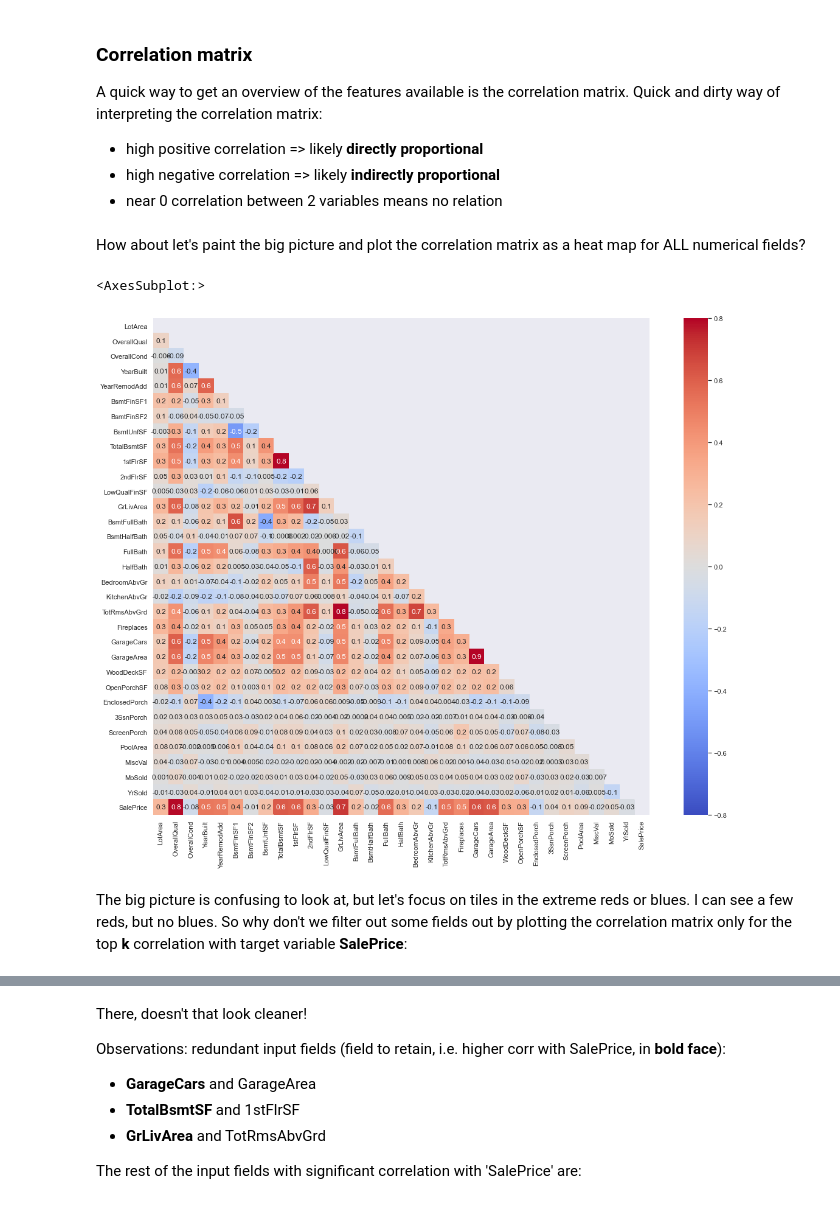
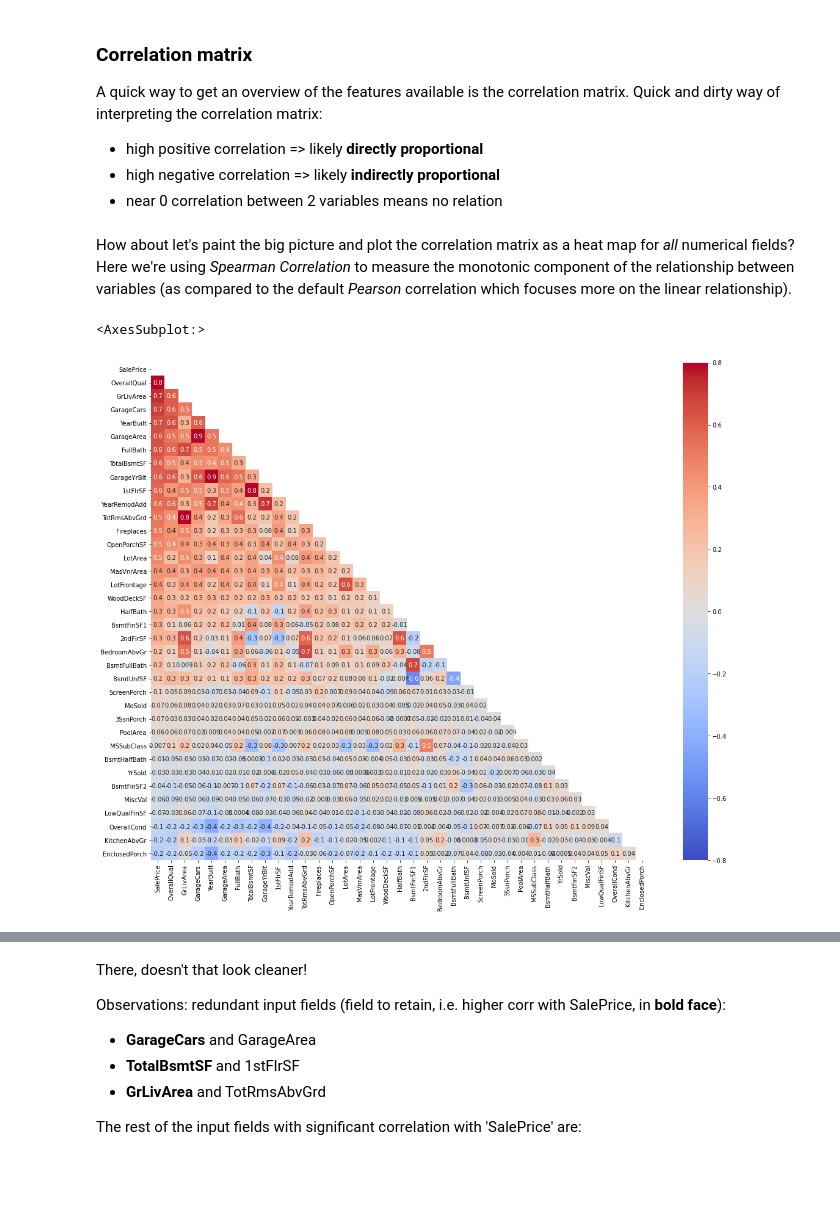
Before and after one commit to jrili/kaggle-house-prices, a Jupyter notebook: house-prices-regression.ipynb, the cells around one changed output, grey strips where cells are left out. Saved outputs shown, nothing was run; the diff lists cells and outputs as text; code cells hidden in the pictures; blank space fills up the shorter version.

```diff
--- a/house-prices-regression.ipynb
+++ b/house-prices-regression.ipynb
@@ -53,7 +53,8 @@ test_df.head()
 ## 1.1 The target variable at a glance
 Let's take a look at our target variable, "SalePrice" which is the house selling price in dollars:
 # %%
-train_df['SalePrice'].describe()
+target_variable = 'SalePrice'
+train_df[target_variable].describe()
 # %% [output]
 count      1460.000000
 mean     180921.195890
@@ -251,15 +254,23 @@ Quick and dirty way of interpreting the correlation matrix:
 * high negative correlation => likely **indirectly proportional**
 * near 0 correlation between 2 variables means no relation
 # %% [markdown]
-How about let's paint the big picture and plot the correlation matrix as a heat map for ALL numerical fields?
+How about let's paint the big picture and plot the correlation matrix as a heat map for *all* numerical fields? Here we're using *Spearman Correlation* to measure the monotonic component of the relationship between variables (as compared to the default *Pearson*  correlation which focuses more on the linear relationship).
+# %%
+def get_corr_matrix(input_df, method='spearman', sort_by=None):
+    corr_matrix = (input_df).corr(method=method)
+    if sort_by is not None:
+        cols = corr_matrix.sort_values(by=sort_by, ascending=False).index
+        corr_matrix = corr_matrix.loc[cols, cols]
+    return corr_matrix
 # %%
-corr_matrix = (train_df.drop('Id', axis=1)).corr()
+#corr_matrix = (train_df[numerical_fields + [target_variable]]).corr(method='spearman')
+#cols = corr_matrix.sort_values(by=target_variable, ascending=False).index
+#corr_matrix = corr_matrix.loc[cols, cols]
+corr_matrix = get_corr_matrix(train_df[numerical_fields + [target_variable]], sort_by=target_variable)
 mask = np.triu(np.ones_like(corr_matrix, dtype=bool))
 
 f, ax = plt.subplots(figsize=(20, 15))
 sns.heatmap(corr_matrix, square=True, mask=mask, vmax=0.8, vmin=-0.8, center=0.0, annot=True, fmt='.1g', cmap='coolwarm')
 # %% [output]
 <AxesSubplot:>
-[figure, old version]
+[figure, new version]
-# %% [markdown]
-The big picture is confusing to look at, but let's focus on tiles in the extreme reds or blues. I can see a few reds, but no blues. So why don't we filter out some fields out by plotting the correlation matrix only for the top **k** correlation with target variable **SalePrice**:
```
Also changed, not shown: parts of 19 cells of this notebook.
